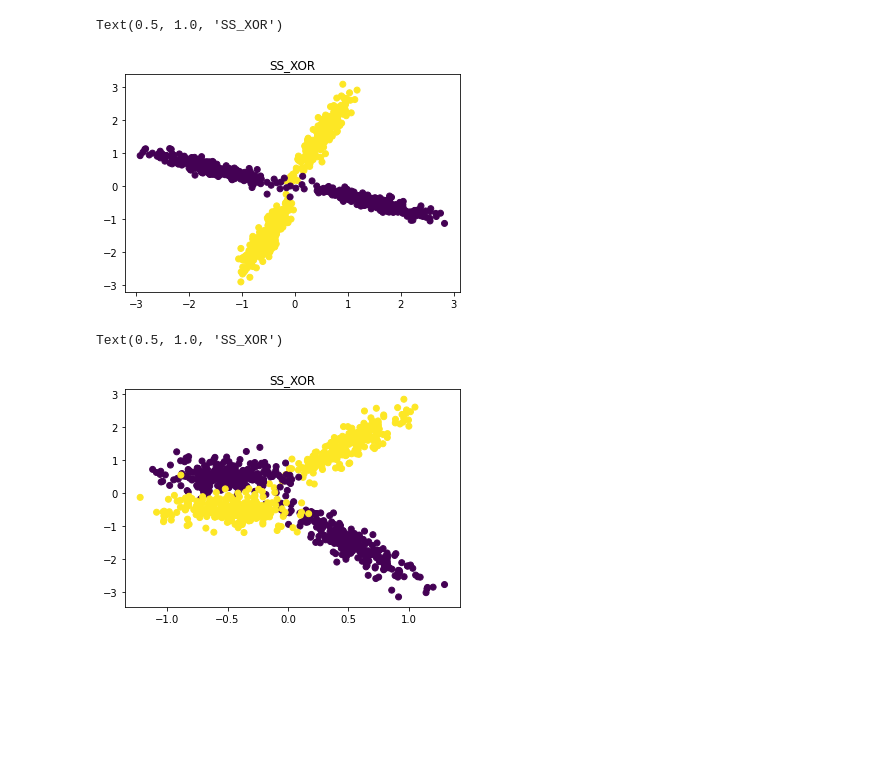
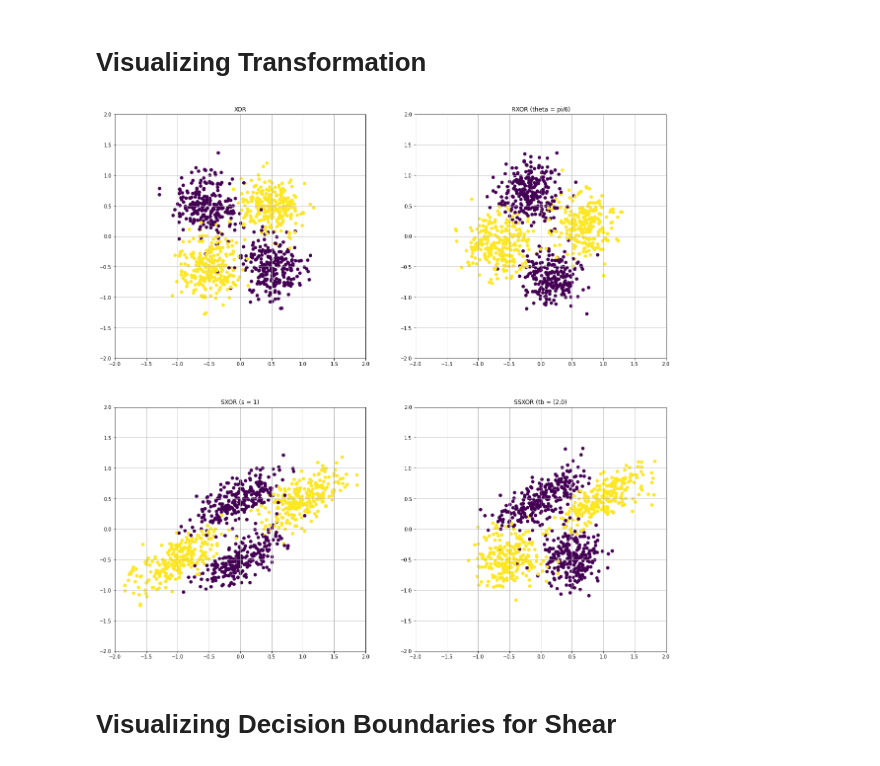
Before and after one commit to williamrxu/ndd-workspace, a Jupyter notebook: cpd_experiment_shear.ipynb, the cells around one changed output. Saved outputs shown, nothing was run; the diff lists cells and outputs as text; code cells hidden in the pictures; blank space fills up the shorter version.

```diff
--- a/cpd_experiment_shear.ipynb
+++ b/cpd_experiment_shear.ipynb
@@ -111,8 +124,0 @@ def make_2DGaussSSXOR(n_samples):
-# %%
-X5, y5 = make_2DGaussSXOR(1000);
-
-plt.scatter(X5[:,0], X5[:,1], c=y5)
-plt.title("SS_XOR")
-# %% [output]
-Text(0.5, 1.0, 'SS_XOR')
-[figure, removed]
@@ -141,8 +125,41 @@ def make_2DGaussSSXOR(n_samples):
-# %%
-X6, y6 = make_2DGaussSSXOR(1000);
-
-plt.scatter(X6[:,0], X6[:,1], c=y6)
-plt.title("SS_XOR")
-# %% [output]
-Text(0.5, 1.0, 'SS_XOR')
-[figure, removed]
+# %% [markdown]
+# Visualizing Transformation
+# %%
+X1, y1 = generate_gaussian_parity(1000);
+X2, y2 = generate_gaussian_parity(1000);
+X3, y3 = generate_gaussian_parity(1000);
+X4, y4 = generate_gaussian_parity(1000);
+
+X2 = rotate(X2, theta=np.pi/6);
+X3 = shearX(X3, s=1);
+X4, y4 = double_shearX(X4, y4, ss=(1,0));
+# %%
+plt.figure(figsize=(20,20));
+
+plt.subplot(221);
+plt.scatter(X1[:,0], X1[:,1], c=y1);
+plt.title("XOR");
+plt.xlim([-2,2]); plt.ylim([-2,2]);
+plt.grid();
+
+plt.subplot(222);
+plt.scatter(X2[:,0], X2[:,1], c=y2);
+plt.title("RXOR (theta = pi/6)");
+plt.xlim([-2,2]); plt.ylim([-2,2]);
+plt.grid();
+
+plt.subplot(223);
+plt.scatter(X3[:,0], X3[:,1], c=y3);
+plt.title("SXOR (s = 1)");
+plt.xlim([-2,2]); plt.ylim([-2,2]);
+plt.grid();
+
+plt.subplot(224);
+plt.scatter(X4[:,0], X4[:,1], c=y4);
+plt.title("SSXOR (tb = (2,0)");
+plt.xlim([-2,2]); plt.ylim([-2,2]);
+plt.grid();
+# %% [output]
+[figure, added]
+# %% [markdown]
+# Visualizing Decision Boundaries for Shear
```
Also changed, not shown: parts of 17 cells of this notebook.
